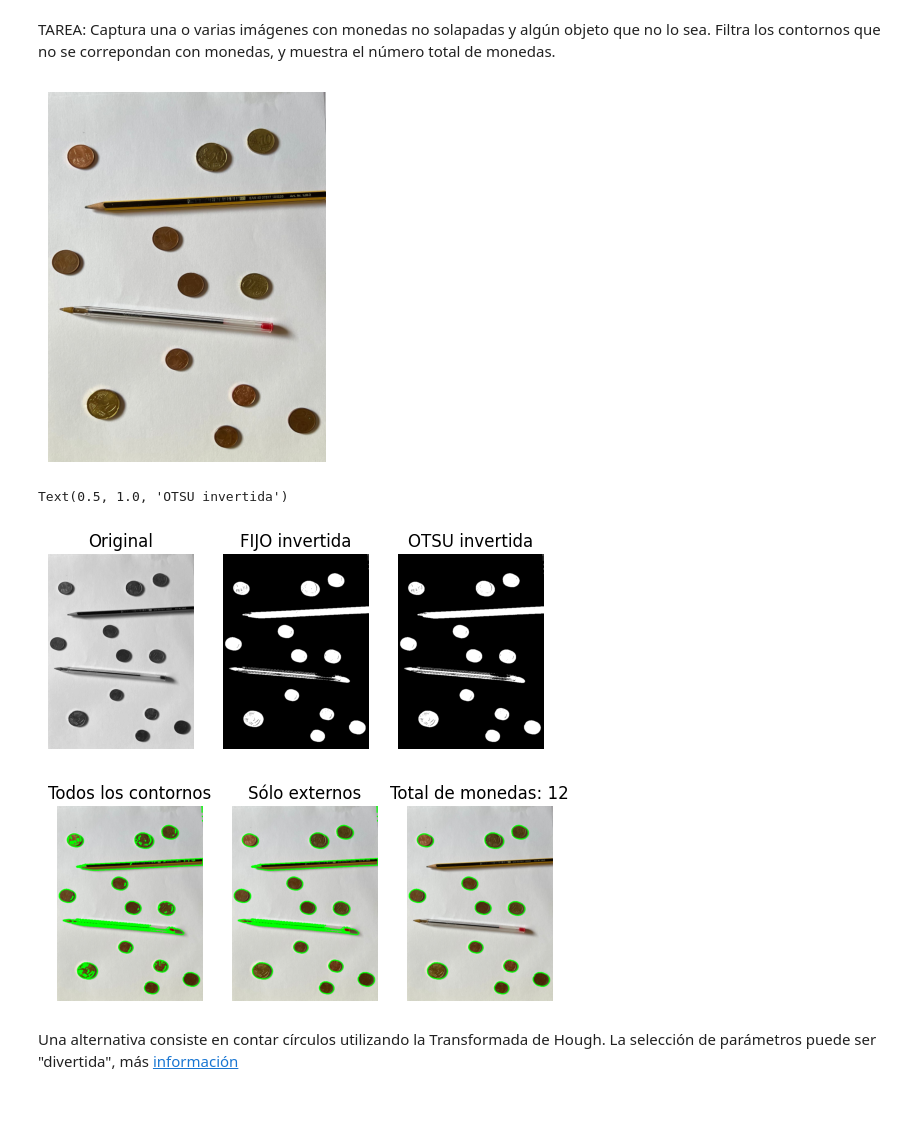
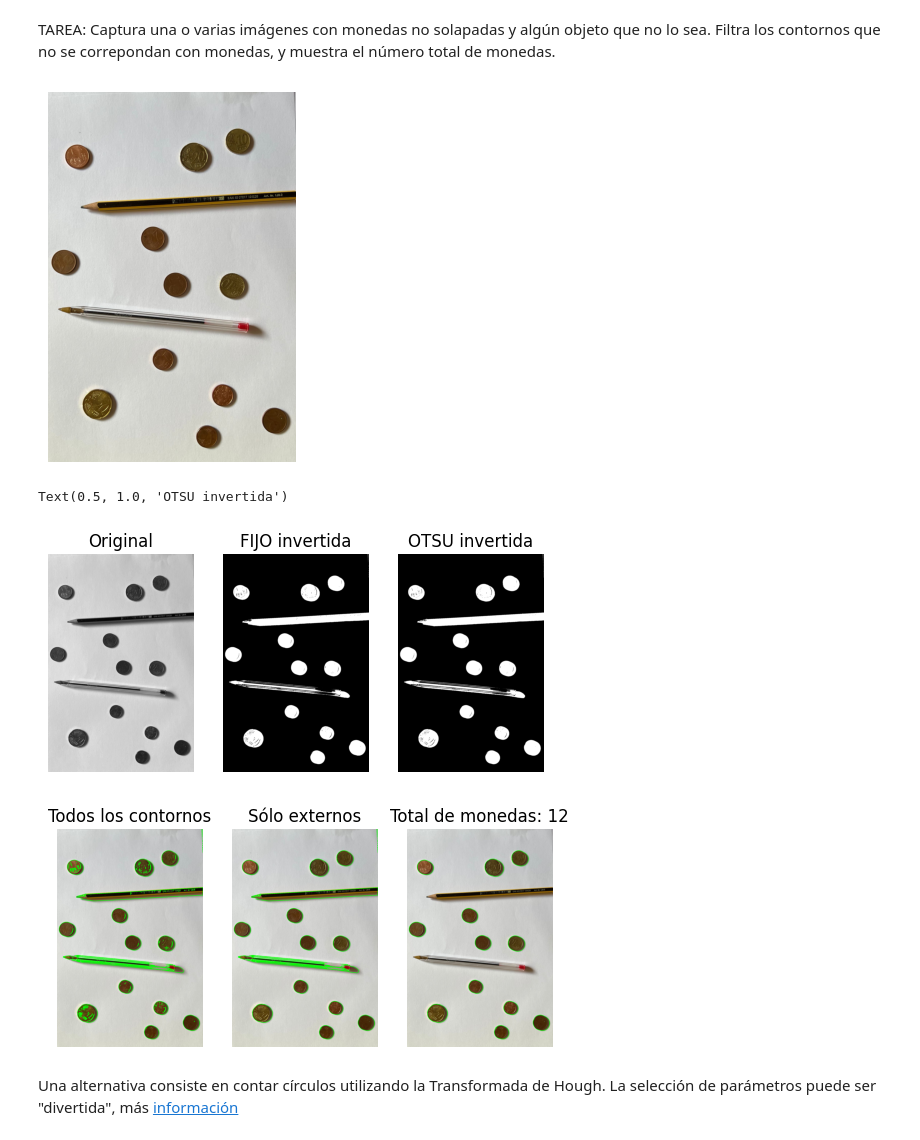
Before and after one commit to raulmat19/Vision-por-Computador, a Jupyter notebook: Práctica 3/VC_P3.ipynb, the cells around one changed output. Saved outputs shown, nothing was run; the diff lists cells and outputs as text; code cells hidden in the pictures; blank space fills up the shorter version.

```diff
--- a/Práctica 3/VC_P3.ipynb
+++ b/Práctica 3/VC_P3.ipynb
@@ -148,7 +148,6 @@ Clipping input data to the valid range for imshow with RGB data ([0..1] for floa
 TAREA: Captura una o varias imágenes con monedas no solapadas y algún objeto que no lo sea. Filtra los contornos que no se correpondan con monedas, y muestra el número total de monedas.
 # %%
 self_img = cv2.imread('prueba_foto2.jpeg')
-self_img = cv2.resize(self_img, (600, 800))
 #OpenCV lee las imágenes en BGR, por lo que convertimos para visualizar RGB
 self_img_rgb = cv2.cvtColor(self_img, cv2.COLOR_BGR2RGB)
 self_img_rgb_copy = self_img_rgb.copy()
@@ -172,36 +171,36 @@ self_img_gris = cv2.cvtColor(self_img_rgb, cv2.COLOR_BGR2GRAY)
 #plt.subplot(1, 2, 1)
 #plt.title("Histograma")
 #plt.xlabel("Bins")
 #plt.ylabel("# píxeles")
 #plt.plot(hist)
 #plt.xlim([0, 256])
 
 #Dos umbralizados. Te invito a probar con parámetros, aplicar filtro previo, etc.
 umbral = 125
 #Umbralización binaria invertida, objetos en blanco
 res,img_th1 = cv2.threshold(self_img_gris,umbral,255,cv2.THRESH_BINARY_INV)
 # Otsu
 ret2,img_th2 = cv2.threshold(self_img_gris,0,255,cv2.THRESH_BINARY_INV+cv2.THRESH_OTSU)
 
 plt.figure()
 plt.subplot(1, 3, 1)
 plt.axis("off")
 plt.imshow(self_img_gris,cmap='gray')
 plt.title('Original')
 
 plt.subplot(1, 3, 2)
 plt.axis("off")
 plt.imshow(img_th1,cmap='gray')
 plt.title('FIJO invertida')
 
 plt.subplot(1, 3, 3)
 plt.axis("off")
 plt.imshow(img_th2,cmap='gray')
 plt.title('OTSU invertida')
 # %% [output]
-[figure, old version]
+[figure, new version]
 Text(0.5, 1.0, 'OTSU invertida')
-[figure, old version]
+[figure, new version]
 # %%
 #Todos los contornos, externos e internos
 contornos, hierarchy = cv2.findContours(
@@ -253,7 +252,7 @@ plt.imshow(self_img_rgb_copy)
 plt.title('Total de monedas: ' + str(coin_count))
 plt.show()
 # %% [output]
-[figure, old version]
+[figure, new version]
 # %% [markdown]
 Una alternativa consiste en contar círculos utilizando la Transformada de Hough. La selección de parámetros puede ser "divertida", más [información](https://docs.opencv.org/4.x/da/d53/tutorial_py_houghcircles.html)
 # %%
```
Also changed, not shown: parts of 2 cells of this notebook, 2 other files.
